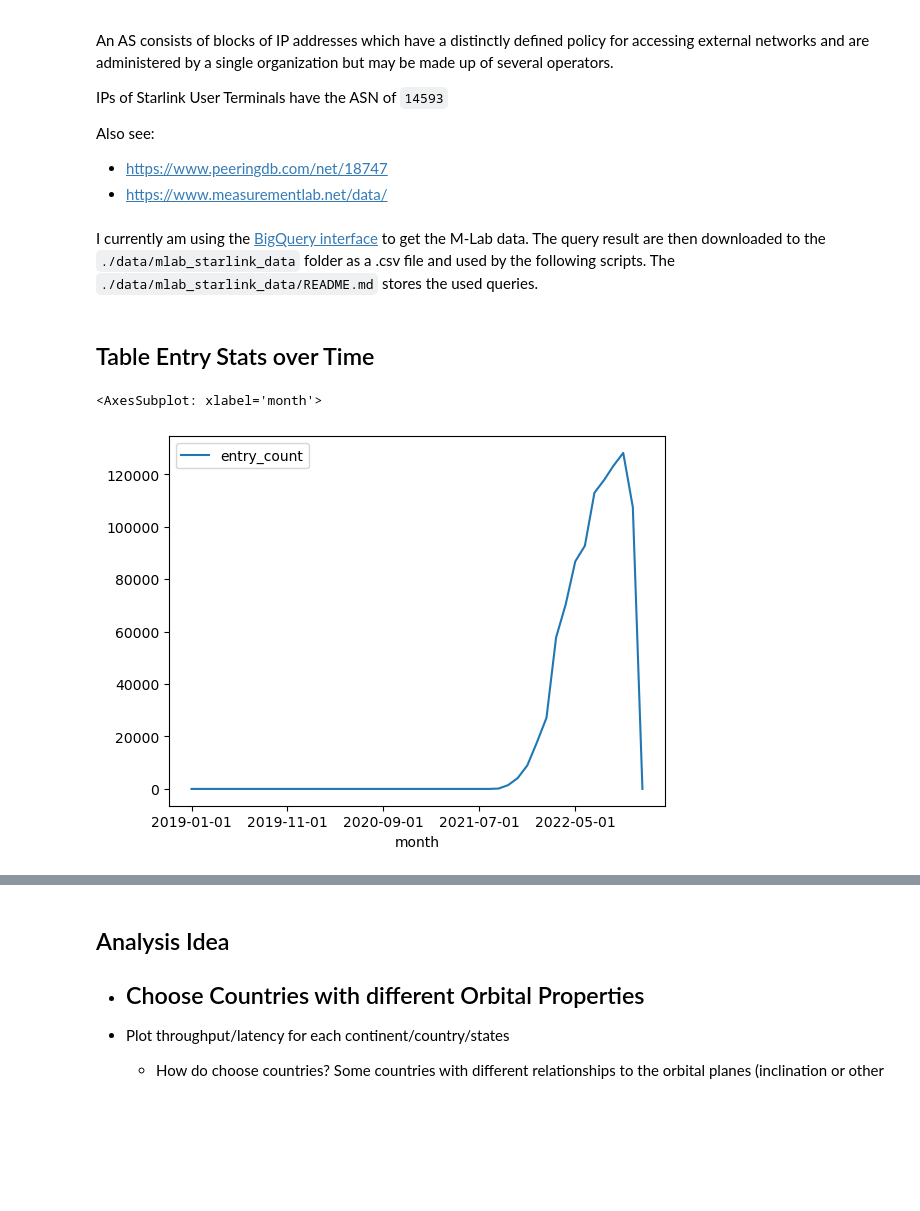
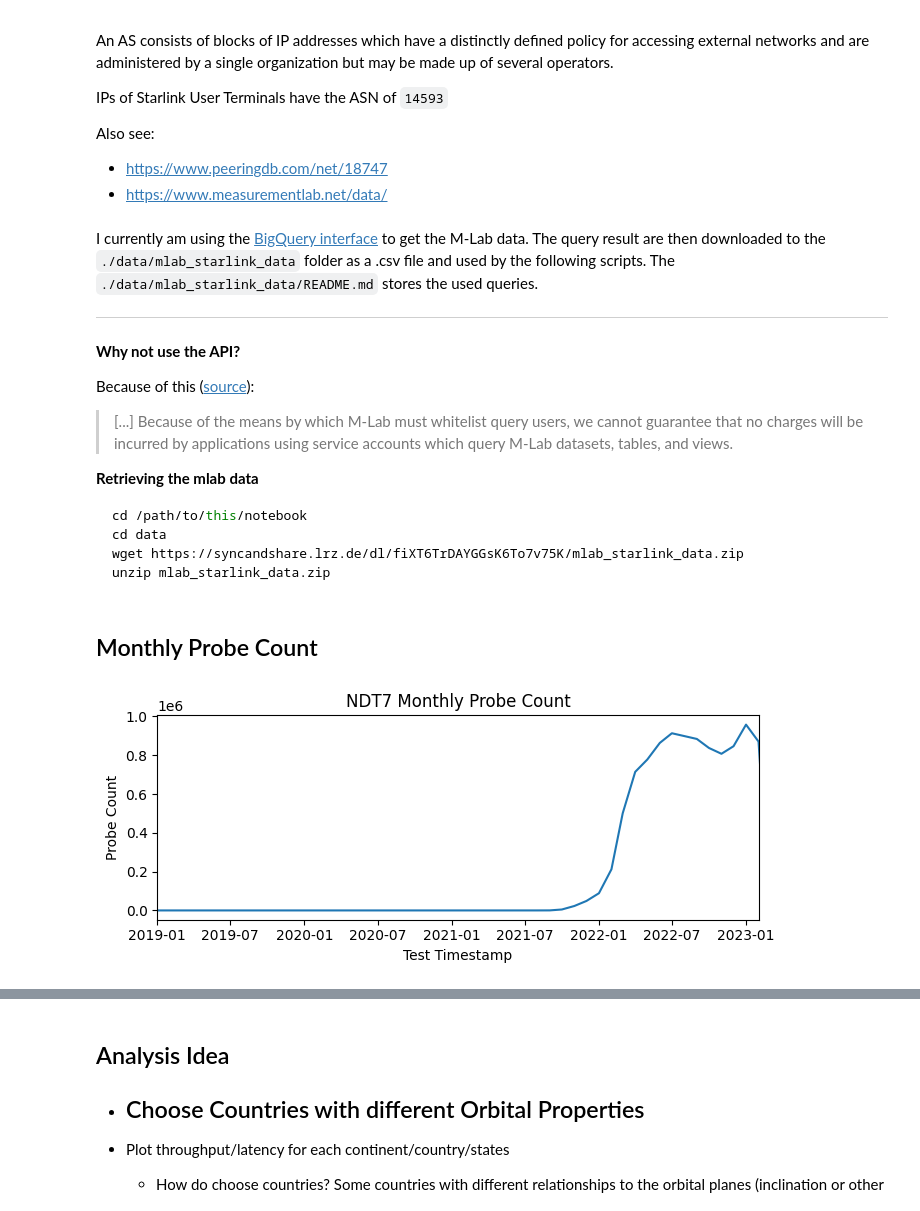
Before and after one commit to Rakagami/datascience_satellites_and_me, a Jupyter notebook: mlab.ipynb, the cells around one changed output, grey strips where cells are left out. Saved outputs shown, nothing was run; the diff lists cells and outputs as text; code cells hidden in the pictures; blank space fills up the shorter version.

````diff
--- a/mlab.ipynb
+++ b/mlab.ipynb
@@ -12,6 +12,23 @@ Also see:
 - https://www.measurementlab.net/data/
 # %% [markdown]
 I currently am using the [BigQuery interface](https://console.cloud.google.com/bigquery?project=measurement-lab&pli=1) to get the M-Lab data. The query result are then downloaded to the `./data/mlab_starlink_data` folder as a .csv file and used by the following scripts. The `./data/mlab_starlink_data/README.md` stores the used queries.
+
+---
+
+**Why not use the API?**
+
+Because of this ([source](https://www.measurementlab.net/data/docs/bq/quickstart/)):
+
+> [...] Because of the means by which M-Lab must whitelist query users, we cannot guarantee that no charges will be incurred by applications using service accounts which query M-Lab datasets, tables, and views.
+
+**Retrieving the mlab data**
+
+```bash
+cd /path/to/this/notebook
+cd data
+wget https://syncandshare.lrz.de/dl/fiXT6TrDAYGGsK6To7v75K/mlab_starlink_data.zip
+unzip mlab_starlink_data.zip
+```
 # %%
 import pandas as pd
 import matplotlib.pyplot as plt
@@ -34,13 +52,24 @@ for a in countries_soup.find_all("tr")[1:]:
     for b in a.find_all("td")[2].find_all("a"):
         countries.append(b.text)
 # %% [markdown]
-## Table Entry Stats over Time
+## Monthly Probe Count
 # %%
-ndt5_df   = pd.read_csv("./mlab_starlink_data/ndt5_tableentrystats.csv").set_index("month")
-ndt7_df   = pd.read_csv("./mlab_starlink_data/ndt7_tableentrystats.csv").set_index("month")
-web100_df = pd.read_csv("./mlab_starlink_data/web100_tableentrystats.csv").set_index("month")
+ndt7_df   = pd.read_csv("./data/mlab_starlink_data/ndt7_tableentrystats.csv").set_index("month")
 # %%
-ndt5_df.plot()
+fig, ax = plt.subplots(figsize=(7, 3))
+ax.plot(
+    [datetime.fromisoformat(dt) for dt in ndt7_df.index],
+    ndt7_df["entry_count"]
+)
+ax.set_xlim(
+    datetime.fromisoformat(ndt7_df.index[0]),
+    datetime.fromisoformat(ndt7_df.index[-2])
+)
+ax.set_ylabel("Probe Count")
+ax.set_xlabel("Test Timestamp")
+plt.title("NDT7 Monthly Probe Count")
+plt.tight_layout()
+#plt.savefig("temp.pdf", pad_inches=0)
+plt.show()
 # %% [output]
-<AxesSubplot: xlabel='month'>
-[figure, old version]
+[figure, new version]
````
Also changed, not shown: parts of 12 cells of this notebook, 15 other files.
